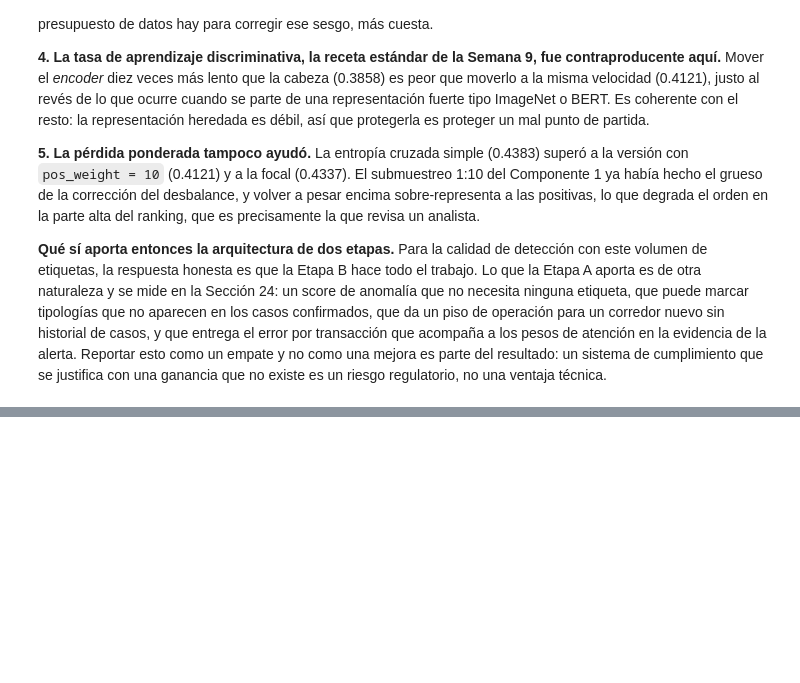
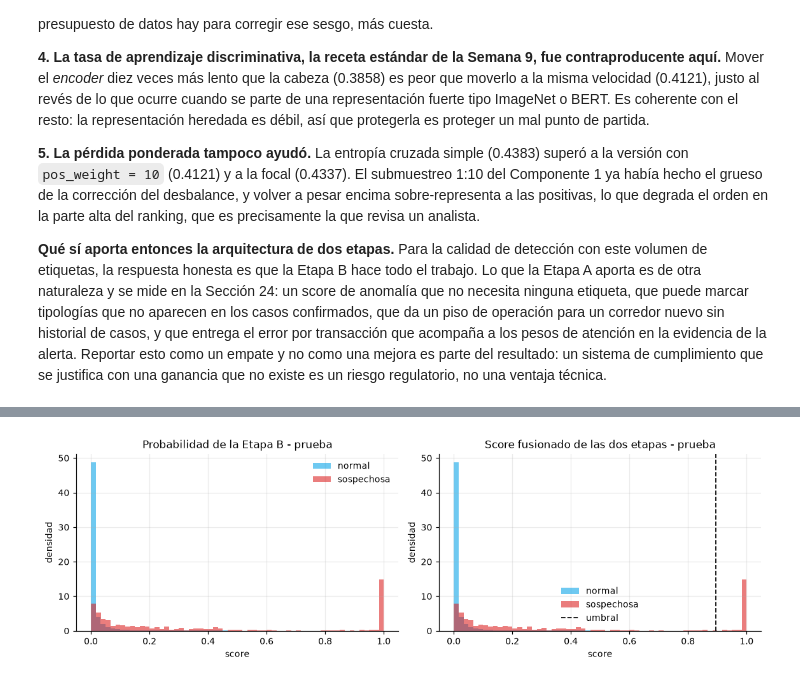
Before and after one commit to JuanDsm04/dl-project2, a Jupyter notebook: dl-project2-notebook.ipynb, the cells around one changed output, grey strips where cells are left out. Saved outputs shown, nothing was run; the diff lists cells and outputs as text; code cells hidden in the pictures; blank space fills up the shorter version.

```diff
--- a/dl-project2-notebook.ipynb
+++ b/dl-project2-notebook.ipynb
@@ -2170,0 +2260,29 @@ AUC-PR en validacion
+# %%
+THRESHOLD_B = f1_threshold(FINAL)
+scratch_seed = int(abl_df[abl_df["modelo"] == "scratch"].loc[
+    abl_df[abl_df["modelo"] == "scratch"]["AUC-PR val"].idxmax(), "semilla"])
+
+final_rows = [
+    summarize(SCORE, "Etapa A sola (reconstruccion)"),
+    summarize(PROBS[("scratch", scratch_seed)], "Etapa B desde cero (linea base)"),
+    summarize(PROB, f"Etapa B con transfer ({LABELS[BEST_VARIANT]})"),
+    summarize(FINAL, f"sistema de dos etapas (fusion w={FUSION_W:.2f})"),
+]
+print("TABLA FINAL EN PRUEBA (umbral de F1 maximo fijado en validacion para cada score)")
+print(pd.DataFrame(final_rows).round(4).to_string(index=False))
+
+print(f"\nDESEMPENO DEL SISTEMA COMPLETO  (umbral={THRESHOLD_B:.4f})")
+res_val_b = evaluate(val_idx, "validacion", FINAL, THRESHOLD_B)
+res_test_b = evaluate(test_idx, "prueba", FINAL, THRESHOLD_B)
+
+pr_b, rc_b, th_b = precision_recall_curve(y[val_idx], FINAL[val_idx])
+op_rows_b = []
+for tr_ in [0.5, 0.7, 0.8, 0.9, 0.95]:
+    ix = np.where(rc_b[:-1] >= tr_)[0]
+    if len(ix) == 0:
+        continue
+    i = ix[np.argmax(pr_b[:-1][ix])]
+    op_rows_b.append({"recall_objetivo": tr_, "umbral": th_b[i], "precision": pr_b[i],
+                       "recall_real": rc_b[i], "tasa_alerta_%": 100*(FINAL[val_idx] >= th_b[i]).mean()})
+print("\nPUNTOS DE OPERACION ALTERNATIVOS (validacion)")
+print(pd.DataFrame(op_rows_b).round(4).to_string(index=False))
@@ -2170,0 +2308,14 @@ AUC-PR en validacion
+# %%
+fig, ax = plt.subplots(1, 2, figsize=(10.5, 3.4))
+for j, (arr, titulo) in enumerate([(PROB, "Probabilidad de la Etapa B"),
+                                    (FINAL, "Score fusionado de las dos etapas")]):
+    s_te = arr[test_idx]
+    ax[j].hist(s_te[y[test_idx] == 0], bins=60, alpha=0.6, label="normal", color="#0ea5e9", density=True)
+    ax[j].hist(s_te[y[test_idx] == 1], bins=60, alpha=0.6, label="sospechosa", color="#dc2626", density=True)
+    ax[j].set_xlabel("score"); ax[j].set_ylabel("densidad")
+    ax[j].set_title(f"{titulo} - prueba")
+ax[1].axvline(THRESHOLD_B, color="#111", ls="--", lw=1.2, label="umbral")
+ax[0].legend(frameon=False); ax[1].legend(frameon=False)
+plt.tight_layout(); plt.show()
+# %% [output]
+[figure, added]
```
Also changed, not shown: parts of 15 cells of this notebook, 4 other files.
